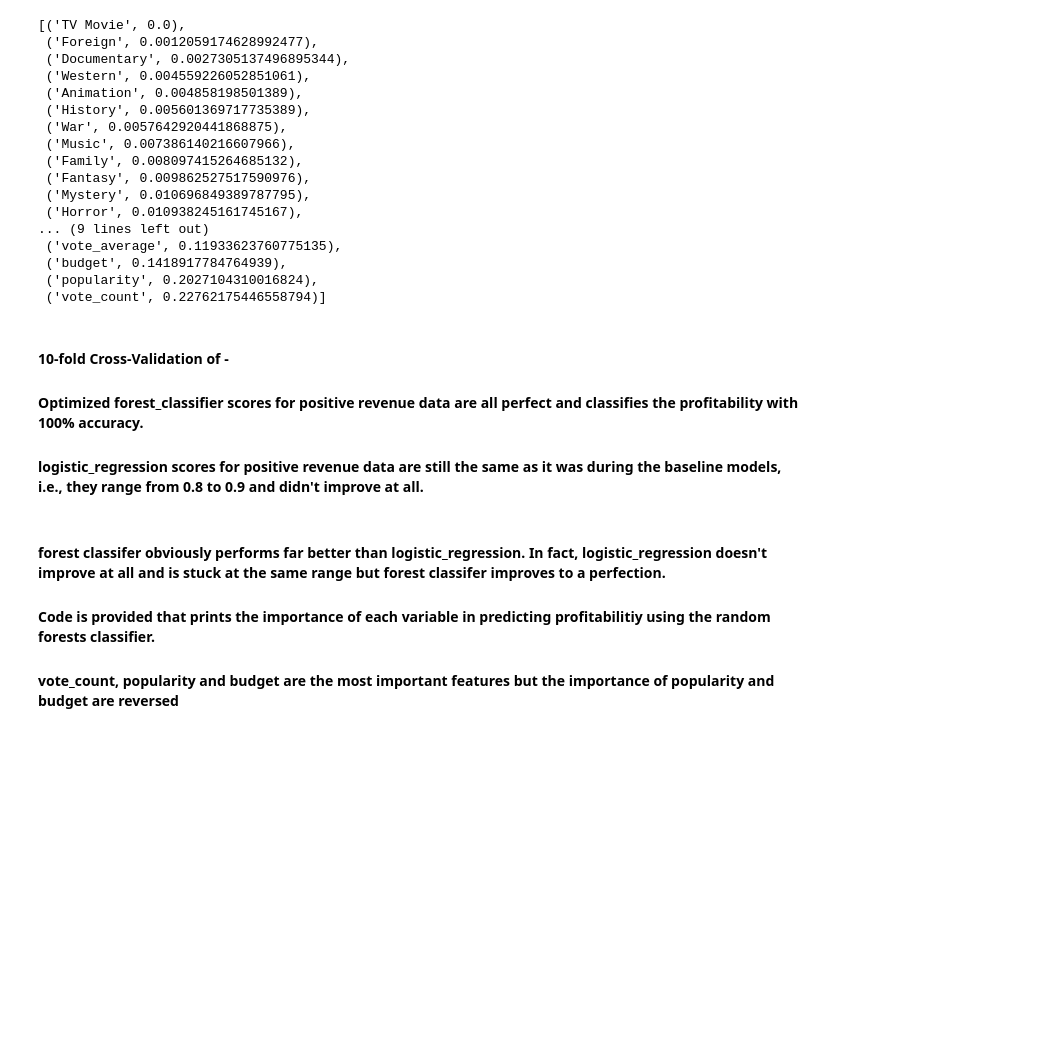
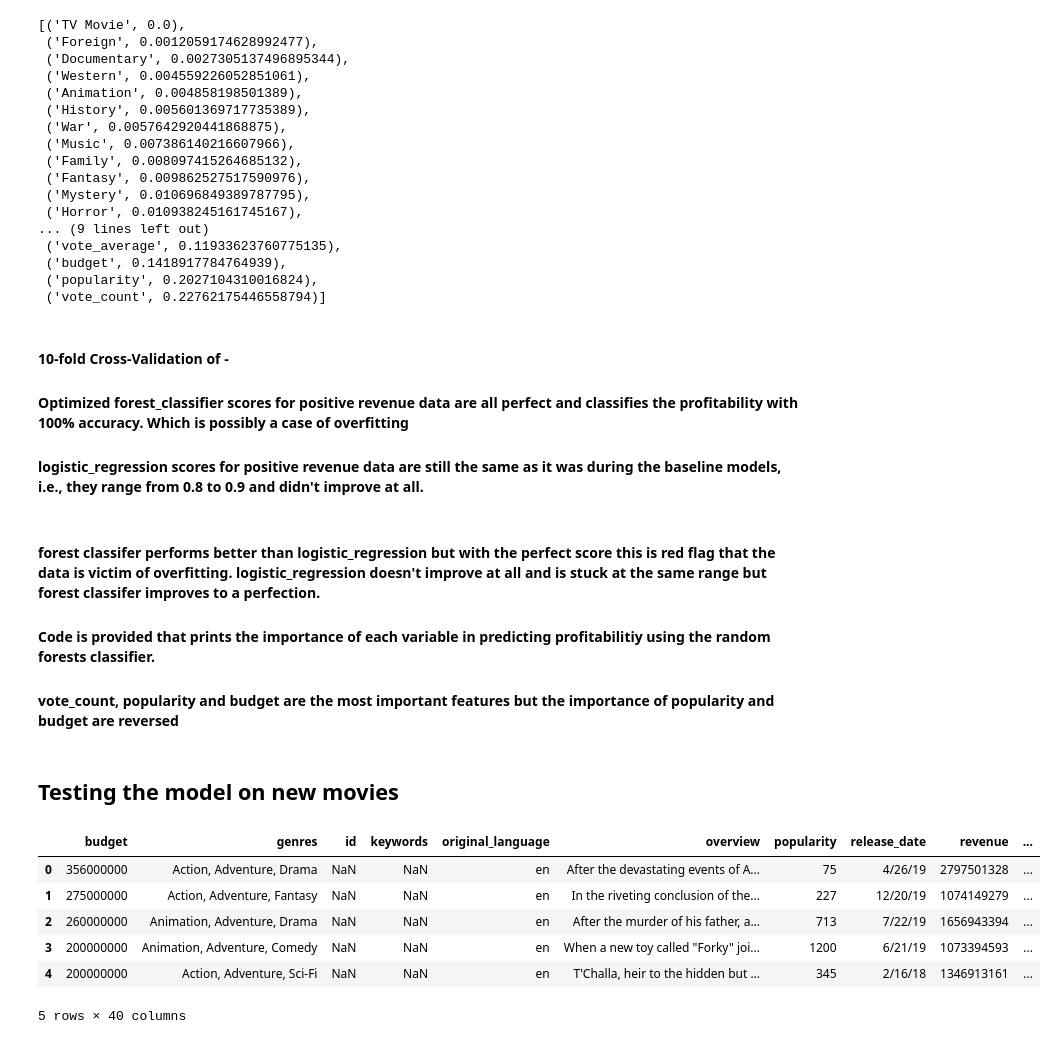
Before and after one commit to coxjack/Final-Project_Movie-Database, a Jupyter notebook: Analysis of Movie Revenue -- The Movie Database-final.ipynb, the cells around one changed output. Cells and saved outputs as stored; diff of their text form; code cells hidden in the pictures; blank space fills up the shorter version.

```diff
--- a/Analysis of Movie Revenue -- The Movie Database-final.ipynb
+++ b/Analysis of Movie Revenue -- The Movie Database-final.ipynb
@@ -1135,10 +1135,24 @@ Forest Classification Scores: 1.0
 # %% [markdown]
 #### 10-fold Cross-Validation of -
 
-#### Optimized forest_classifier scores for positive revenue data are all perfect and classifies the profitability with 100% accuracy.
+#### Optimized forest_classifier scores for positive revenue data are all perfect and classifies the profitability with 100% accuracy. Which is possibly a case of overfitting
 
 #### logistic_regression scores for positive revenue data are still the same as it was during the baseline models, i.e., they range from 0.8 to 0.9 and didn't improve at all.
 # %% [markdown]
-#### forest classifer obviously performs far better than logistic_regression. In fact, logistic_regression doesn't improve at all and is stuck at the same range but forest classifer improves to a perfection.
+#### forest classifer  performs  better than logistic_regression but with the perfect score this is red flag that the data is victim of overfitting. logistic_regression doesn't improve at all and is stuck at the same range but forest classifer improves to a perfection.
 #### Code is provided that prints the importance of each variable in predicting profitabilitiy using the random forests classifier.
 #### vote_count, popularity and budget are the most important features but the importance of popularity and budget are reversed
+# %% [markdown]
+## Testing the model on new movies
+# %%
+df_test = pd.read_csv("moviedata_test.csv")
+
+df_test.head()
+# %% [output]
+|  | budget | genres | id | keywords | original_language | overview | popularity | release_date | revenue | ... |
+| 0 | 356000000 | Action, Adventure, Drama | NaN | NaN | en | After the devastating events of A... | 75 | 4/26/19 | 2797501328 | ... |
+| 1 | 275000000 | Action, Adventure, Fantasy | NaN | NaN | en | In the riveting conclusion of the... | 227 | 12/20/19 | 1074149279 | ... |
+| 2 | 260000000 | Animation, Adventure, Drama | NaN | NaN | en | After the murder of his father, a... | 713 | 7/22/19 | 1656943394 | ... |
+| 3 | 200000000 | Animation, Adventure, Comedy | NaN | NaN | en | When a new toy called "Forky" joi... | 1200 | 6/21/19 | 1073394593 | ... |
+| 4 | 200000000 | Action, Adventure, Sci-Fi | NaN | NaN | en | T'Challa, heir to the hidden but ... | 345 | 2/16/18 | 1346913161 | ... |
+5 rows × 40 columns
```
Also changed, not shown: parts of 5 cells of this notebook, 3 other files.
